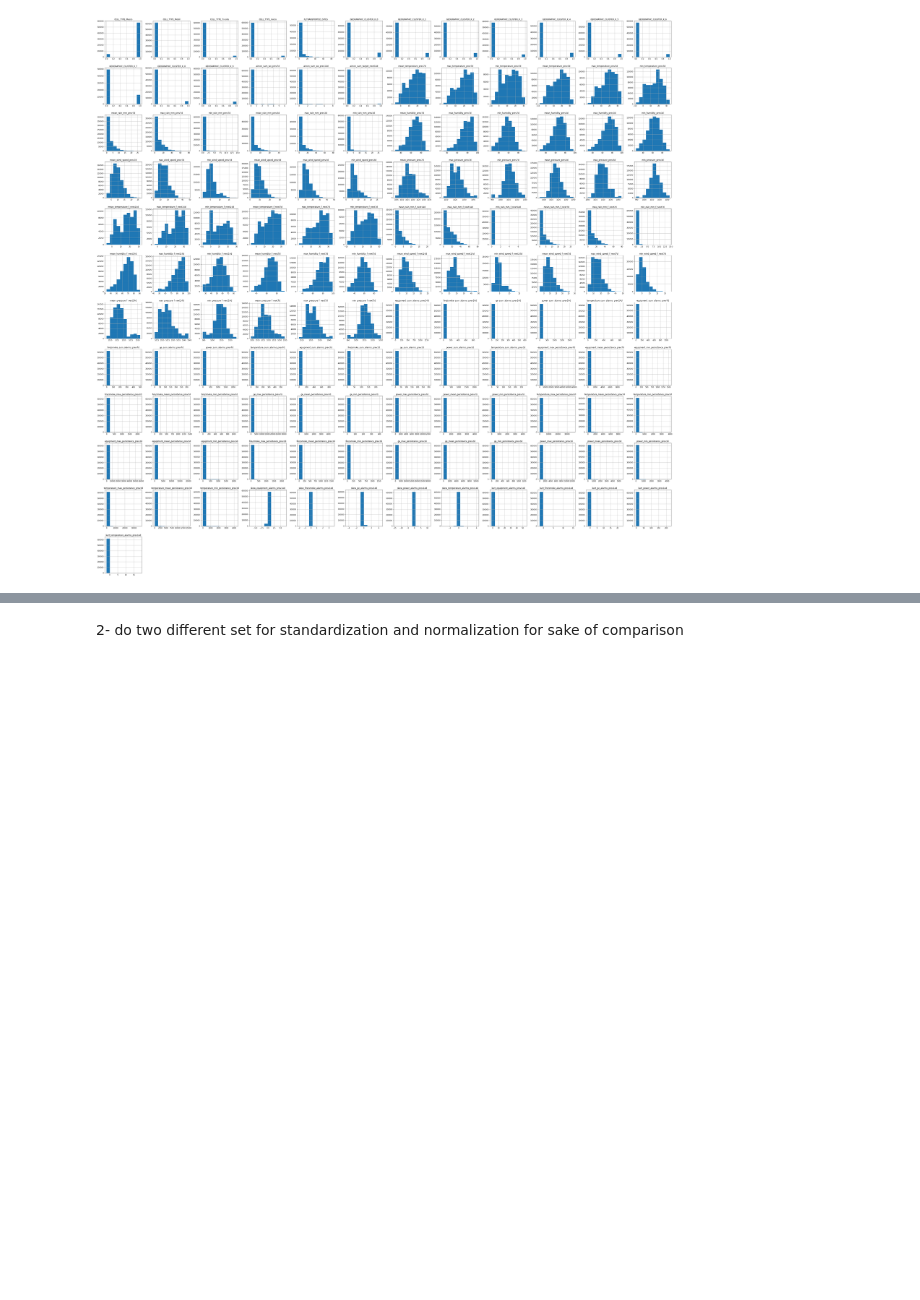
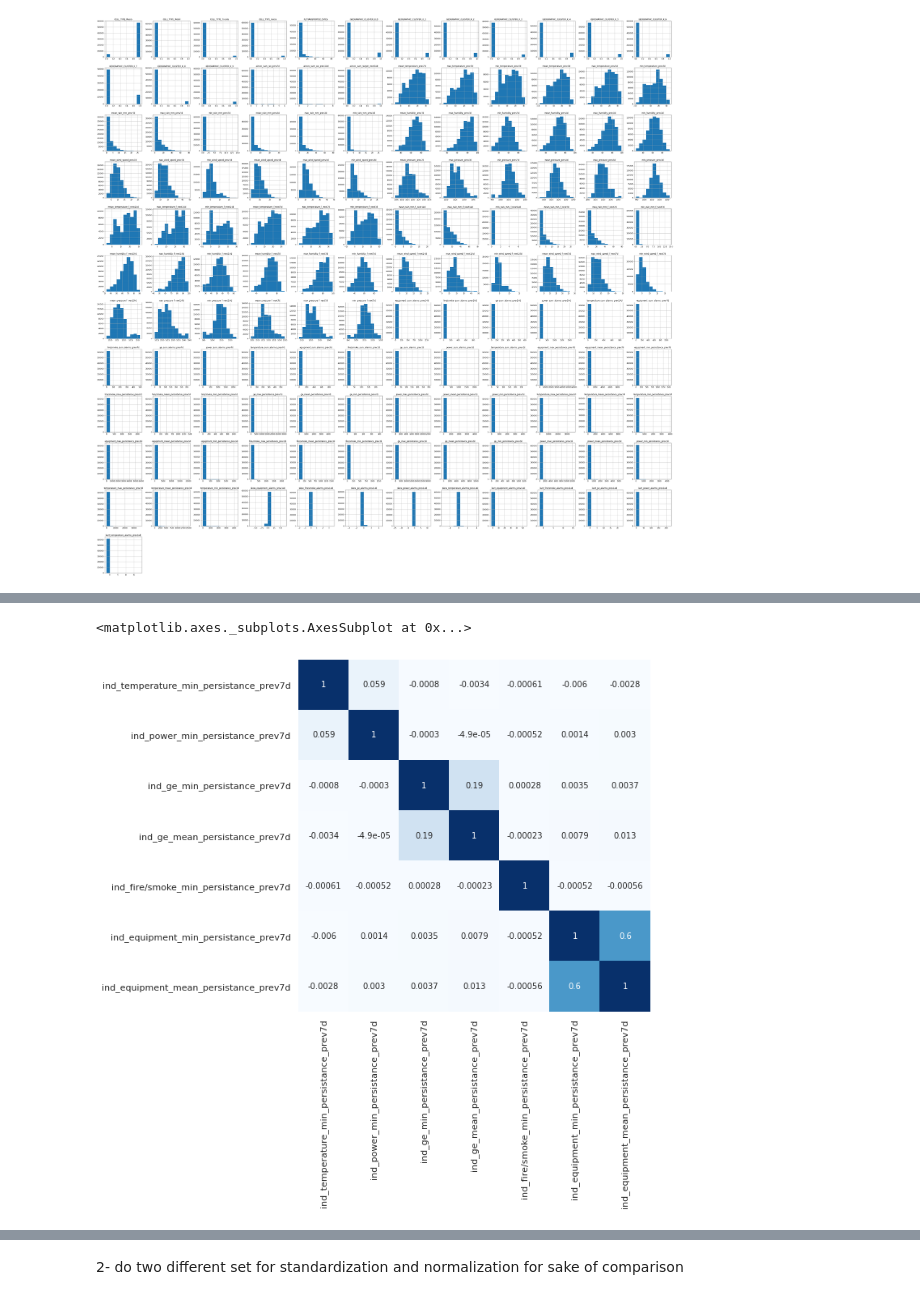
Before and after one commit to taratandel/Predictive-Maintenance, a Jupyter notebook: DMTM2020-Challenge-Part1.ipynb, the cells around one changed output, grey strips where cells are left out. Saved outputs shown, nothing was run; the diff lists cells and outputs as text; code cells hidden in the pictures; blank space fills up the shorter version.

```diff
--- a/DMTM2020-Challenge-Part1.ipynb
+++ b/DMTM2020-Challenge-Part1.ipynb
@@ -403,0 +503,3 @@ KeyError: "['aircon_sum_wo_prev7d' 'aircon_sum_wo_prev14d'] not found in axis"
+# %%
+pruned_persistance_df = compare_corr_values(pruned_persistance_cov, pruned_persistance_df)
+pruned_persistance_df
@@ -403,0 +520,7 @@ KeyError: "['aircon_sum_wo_prev7d' 'aircon_sum_wo_prev14d'] not found in axis"
+# %%
+pruned_persistance_cov=pd.concat([pruned_persistance_df], axis=1).corr(method='pearson')
+plt.figure(figsize = (8,8))
+sns.heatmap(pruned_persistance_cov,square=True,annot=True,cmap="Blues",cbar=False,xticklabels=True, yticklabels=True)
+# %% [output]
+<matplotlib.axes._subplots.AxesSubplot at 0x...>
+[figure, added]
```
Also changed, not shown: parts of 61 cells of this notebook.
